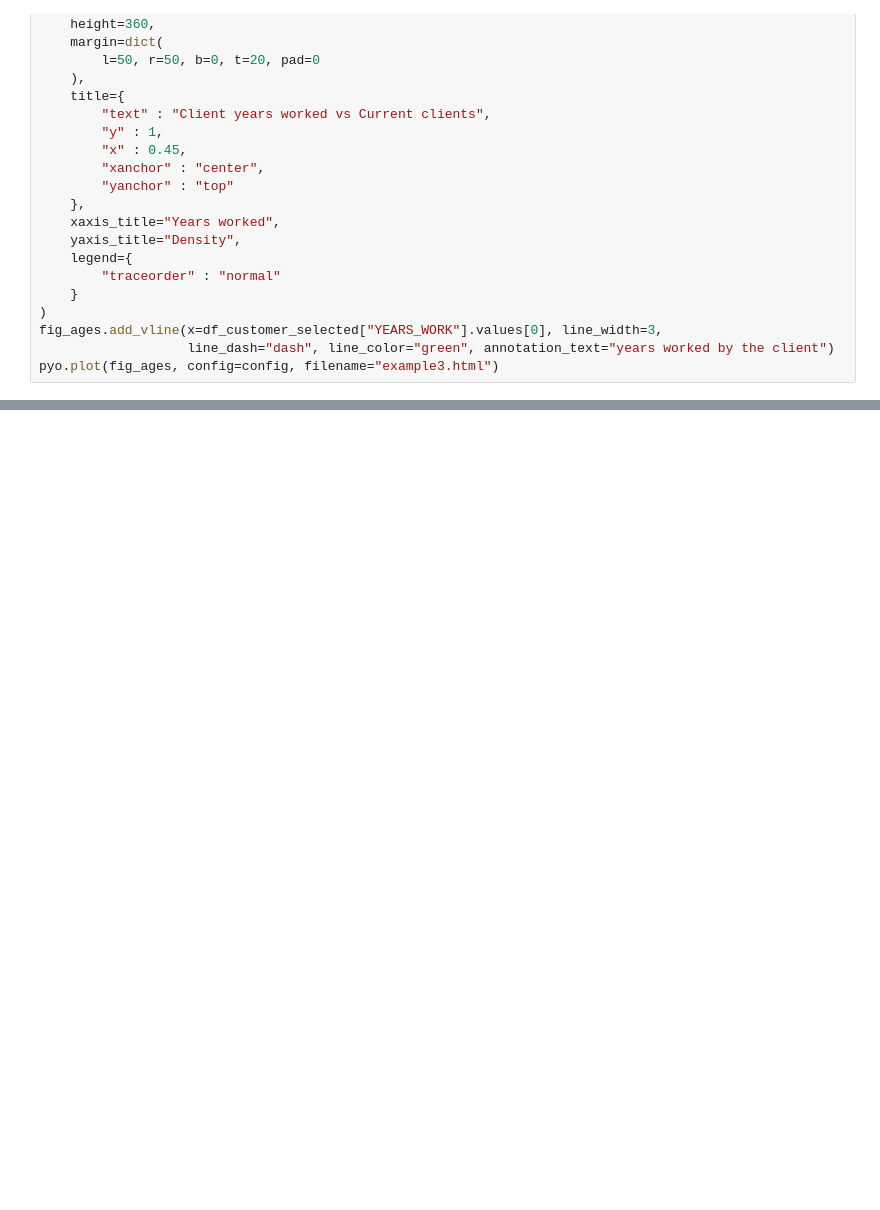
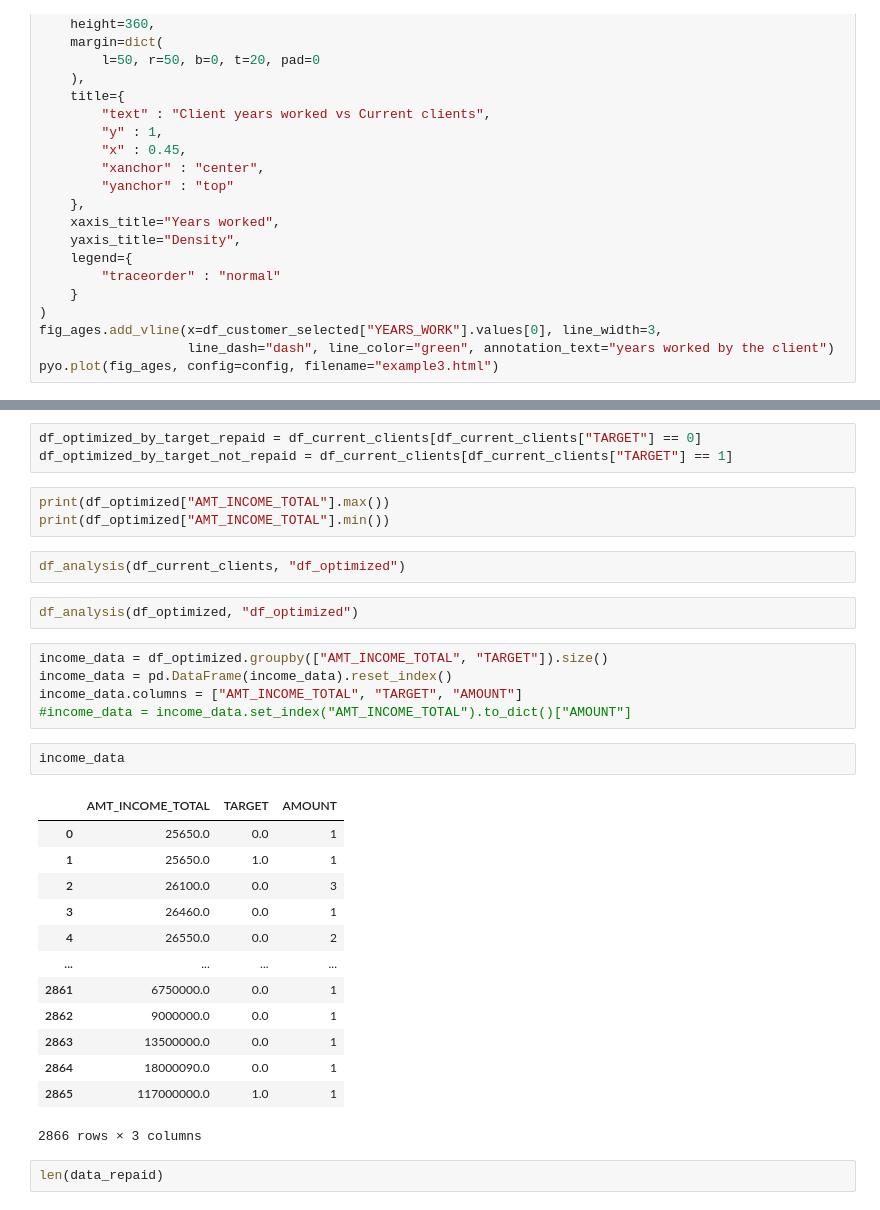
Before and after one commit to samirhinojosa/OC-P7-IMPLEMENT-A-SCORING-MODEL, a Jupyter notebook: notebooks/images.ipynb, the cells around one changed output, grey strips where cells are left out. Saved outputs shown, nothing was run; the diff lists cells and outputs as text; blank space fills up the shorter version.

```diff
--- a/notebooks/images.ipynb
+++ b/notebooks/images.ipynb
@@ -214,0 +253,33 @@ pyo.plot(fig_ages, config=config, filename="example3.html")
+# %%
+df_optimized_by_target_repaid = df_current_clients[df_current_clients["TARGET"] == 0]
+df_optimized_by_target_not_repaid = df_current_clients[df_current_clients["TARGET"] == 1]
+# %%
+print(df_optimized["AMT_INCOME_TOTAL"].max())
+print(df_optimized["AMT_INCOME_TOTAL"].min())
+# %%
+df_analysis(df_current_clients, "df_optimized")
+# %%
+df_analysis(df_optimized, "df_optimized")
+# %%
+income_data = df_optimized.groupby(["AMT_INCOME_TOTAL", "TARGET"]).size()
+income_data = pd.DataFrame(income_data).reset_index()
+income_data.columns = ["AMT_INCOME_TOTAL", "TARGET", "AMOUNT"]
+#income_data = income_data.set_index("AMT_INCOME_TOTAL").to_dict()["AMOUNT"]
+# %%
+income_data
+# %% [output]
+|  | AMT_INCOME_TOTAL | TARGET | AMOUNT |
+| 0 | 25650.0 | 0.0 | 1 |
+| 1 | 25650.0 | 1.0 | 1 |
+| 2 | 26100.0 | 0.0 | 3 |
+| 3 | 26460.0 | 0.0 | 1 |
+| 4 | 26550.0 | 0.0 | 2 |
+| ... | ... | ... | ... |
+| 2861 | 6750000.0 | 0.0 | 1 |
+| 2862 | 9000000.0 | 0.0 | 1 |
+| 2863 | 13500000.0 | 0.0 | 1 |
+| 2864 | 18000090.0 | 0.0 | 1 |
+| 2865 | 117000000.0 | 1.0 | 1 |
+2866 rows × 3 columns
+# %%
+len(data_repaid)
```
Also changed, not shown: parts of 18 cells of this notebook, 6 other files.
